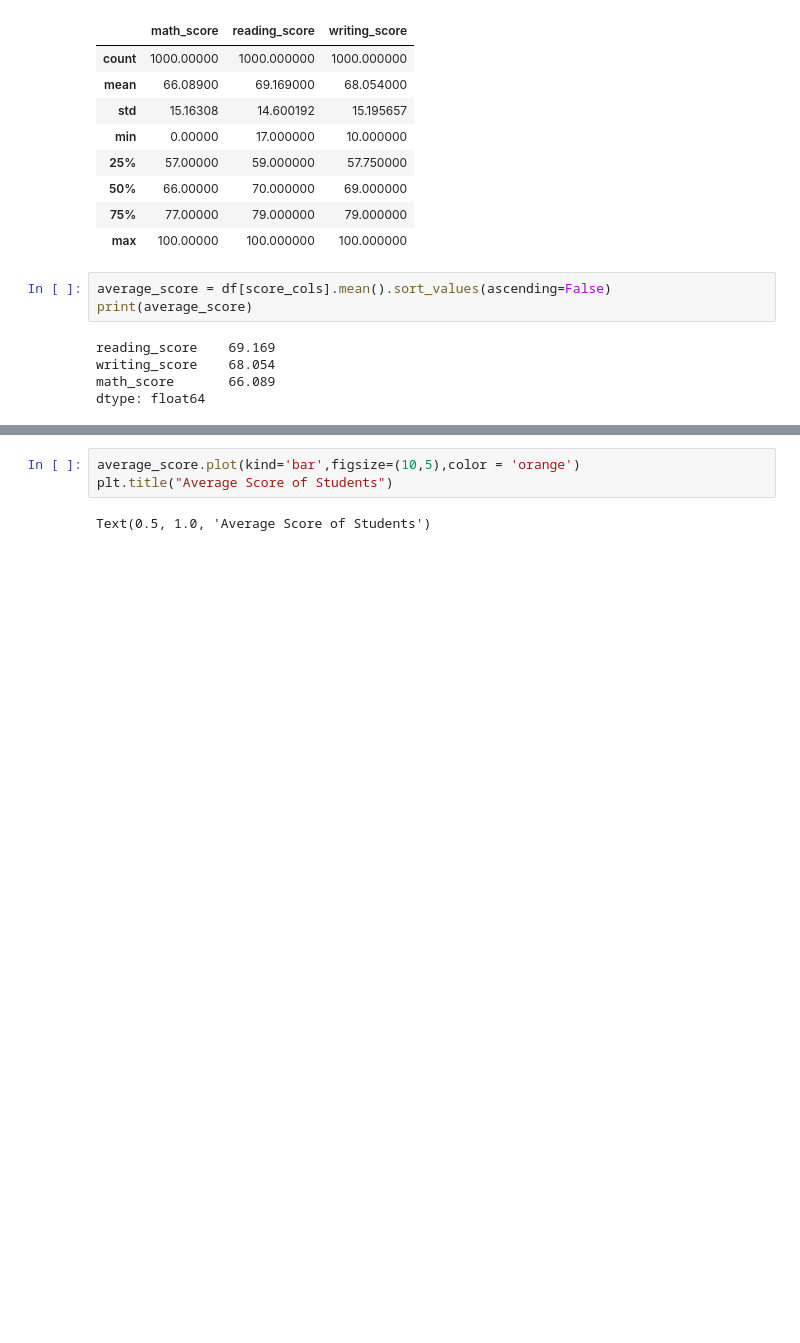
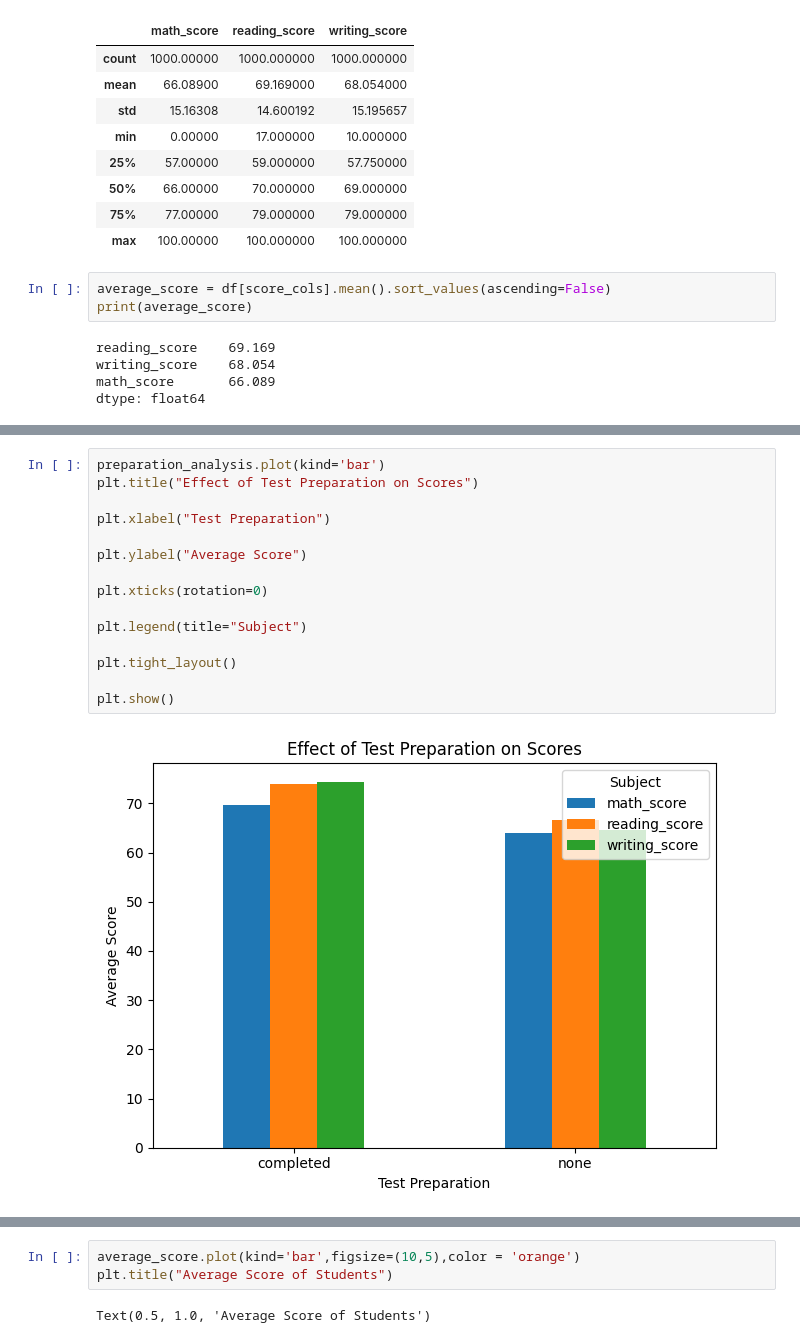
Before and after one commit to Riteshkumarps/Student_Performance, a Jupyter notebook: Notebook/EDA_student.ipynb, the cells around one changed output, grey strips where cells are left out. Cells and saved outputs as stored; diff of their text form; blank space fills up the shorter version.

```diff
--- a/Notebook/EDA_student.ipynb
+++ b/Notebook/EDA_student.ipynb
@@ -340,0 +366,17 @@ dtype: float64
+# %%
+preparation_analysis.plot(kind='bar')
+plt.title("Effect of Test Preparation on Scores")
+
+plt.xlabel("Test Preparation")
+
+plt.ylabel("Average Score")
+
+plt.xticks(rotation=0)
+
+plt.legend(title="Subject")
+
+plt.tight_layout()
+
+plt.show()
+# %% [output]
+[figure, added]
```
Also changed, not shown: parts of 21 cells of this notebook, 9 other files.
